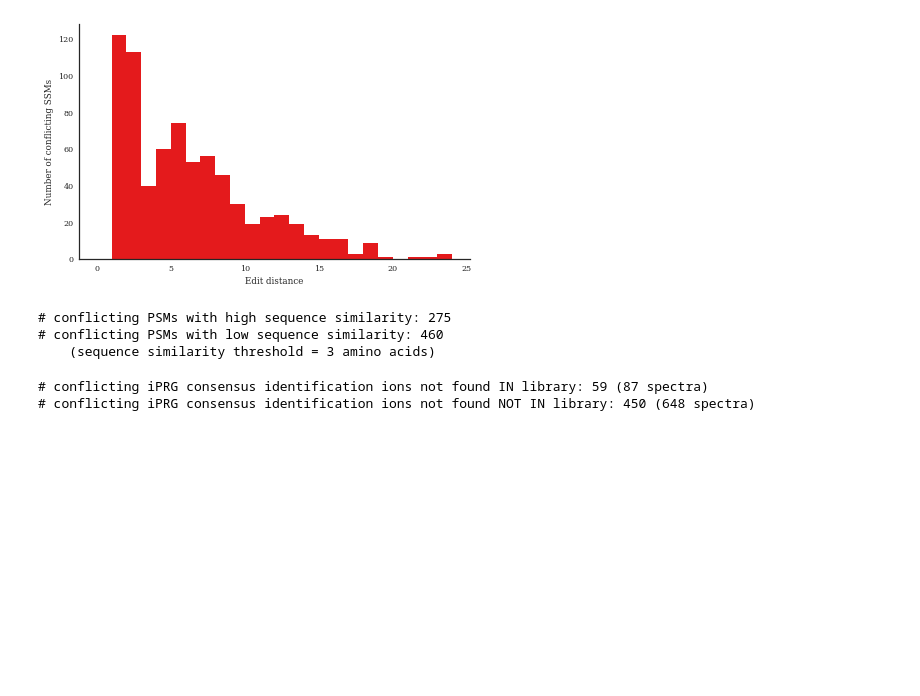
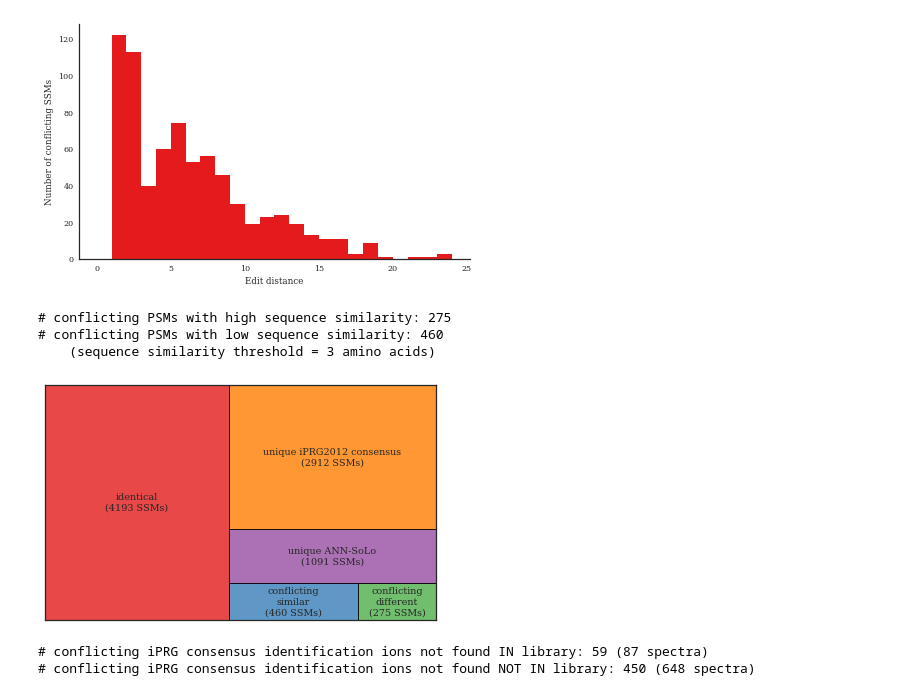
Before and after one commit to bittremieux/ANN-SoLo, a Jupyter notebook: notebooks/iprg2012_consensus.ipynb, the cells around one changed output. Drawn from its saved outputs; the diff is of its cells as text; code cells hidden in the pictures; blank space fills up the shorter version.

```diff
--- a/notebooks/iprg2012_consensus.ipynb
+++ b/notebooks/iprg2012_consensus.ipynb
@@ -138,6 +139,31 @@ print(f'# conflicting PSMs with high sequence similarity: {num_high_sim}\n'
 # conflicting PSMs with high sequence similarity: 275
 # conflicting PSMs with low sequence similarity: 460
     (sequence similarity threshold = 3 amino acids)
+# %%
+width = 7
+height = width / 1.618    # golden ratio
+fig, ax = plt.subplots(figsize=(width, height))
+
+squares = {'identical': len(psms_match),
+           'conflicting\nsimilar': num_low_sim,
+           'conflicting\ndifferent': num_high_sim,
+           'unique ANN-SoLo': len(psms_unique_annsolo),
+           'unique iPRG2012 consensus': len(psms_unique_consensus)}
+squares = dict((f'{key}\n({value} SSMs)', value) for (key, value) in squares.items())
+
+colors = sns.color_palette('Set1', len(squares))
+
+squarify.plot(sizes=squares.values(), color=colors, label=squares.keys(),
+              ax=ax, alpha=0.8, linewidth=1, edgecolor='black')
+
+ax.set_xticks([])
+ax.set_yticks([])
+
+plt.savefig('iprg2012_consensus_treemap.pdf', dpi=300, bbox_inches='tight')
+plt.show()
+plt.close()
+# %% [output]
+[figure, added]
 # %%
 peptides_library = set()
 filename_pepidx = '../data/interim/human_yeast_targetdecoy.pepidx'
```
Also changed, not shown: parts of 2 cells of this notebook, 1 other file.
